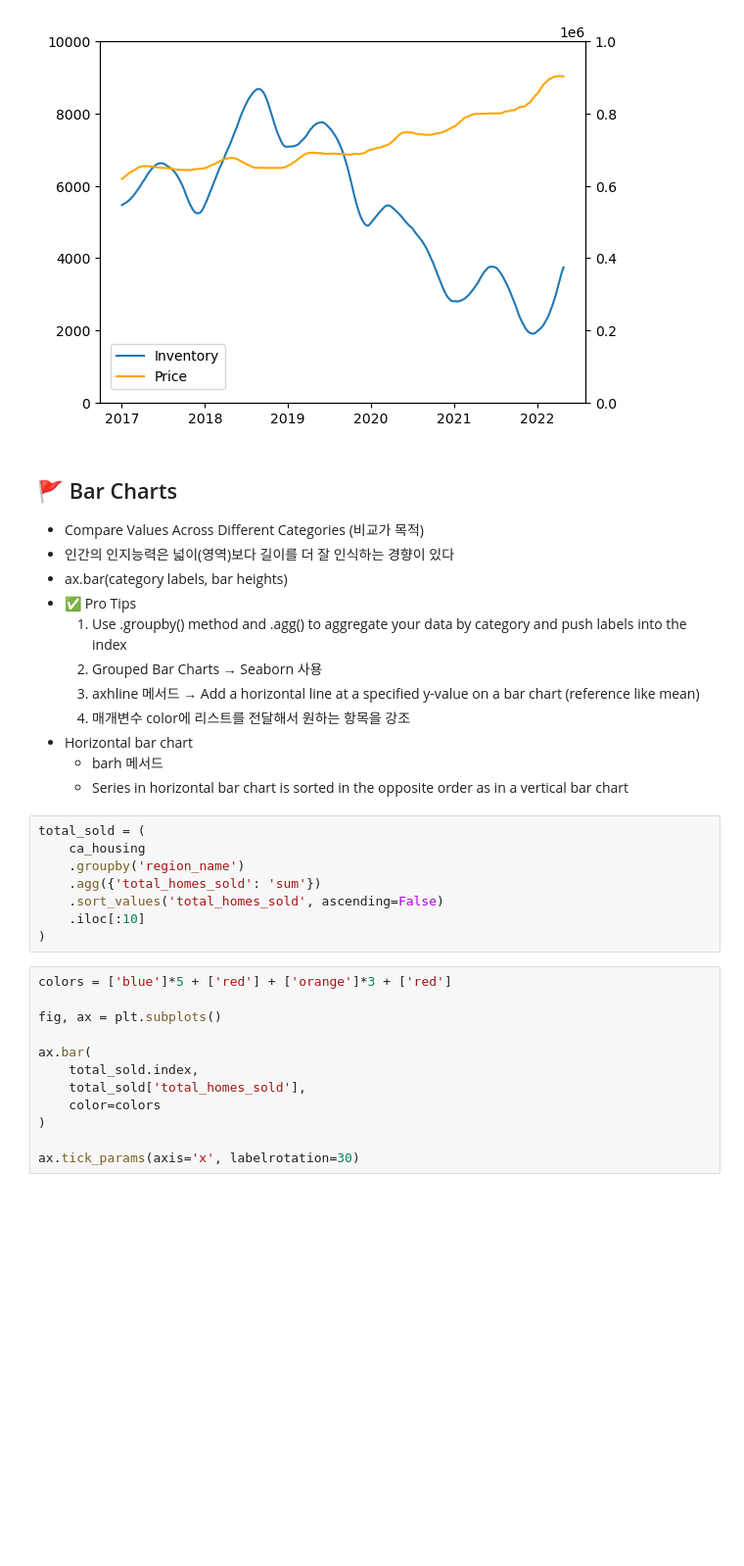
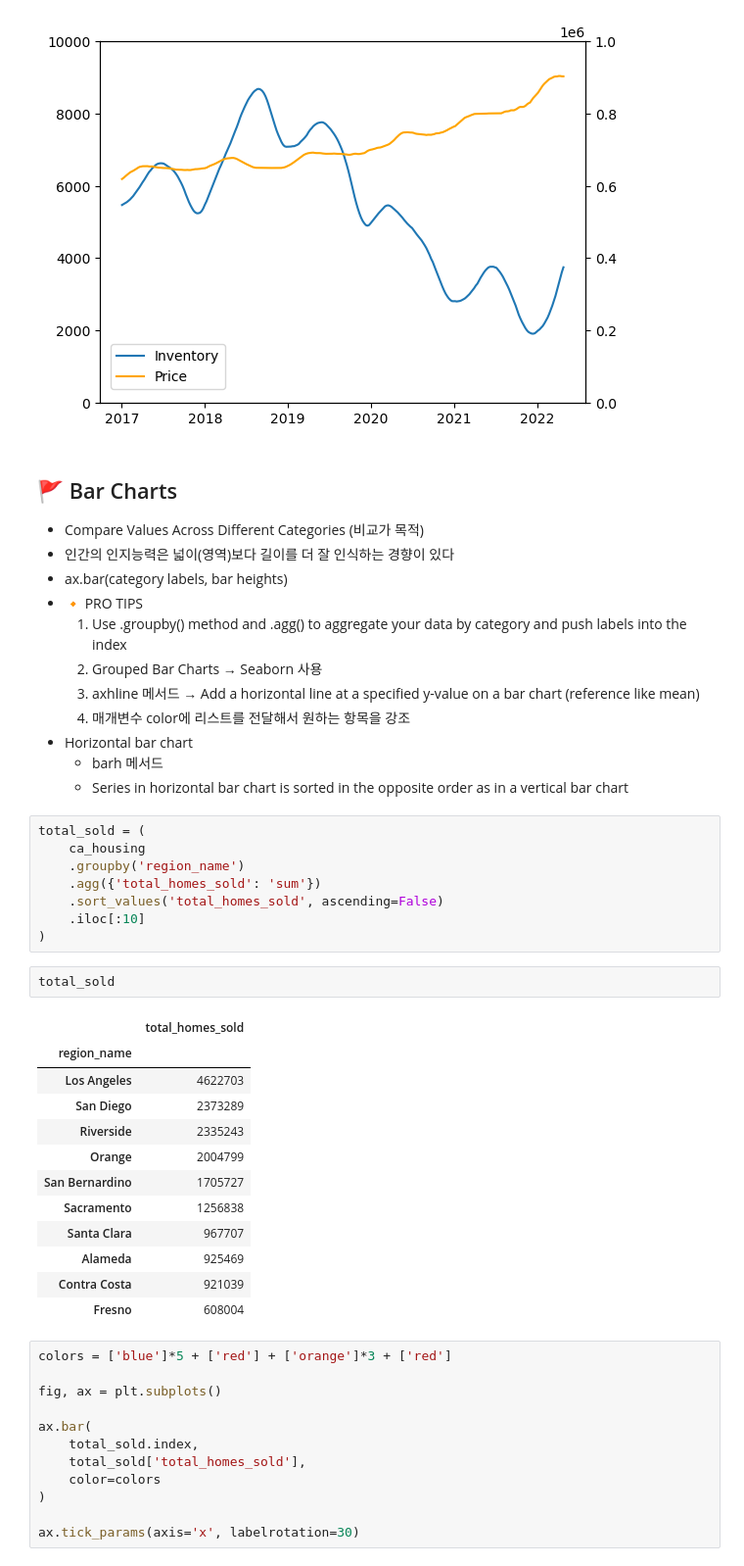
Before and after one commit to scarypillowz/data_visualization, a Jupyter notebook: matplotlib_fundamentals.ipynb, the cells around one changed output. Shown at 98% size. Cells and saved outputs as stored; diff of their text form; blank space fills up the shorter version.

```diff
--- a/matplotlib_fundamentals.ipynb
+++ b/matplotlib_fundamentals.ipynb
@@ -653,7 +654,7 @@ fig.legend(bbox_to_anchor=(.335, .25));
 - Compare Values Across Different Categories (비교가 목적)
 - 인간의 인지능력은 넓이(영역)보다 길이를 더 잘 인식하는 경향이 있다
 - ax.bar(category labels, bar heights)
-- ✅ Pro Tips
+- 🔸 PRO TIPS
     1. Use .groupby() method and .agg() to aggregate your data by category and push labels into the index
     2. Grouped Bar Charts → Seaborn 사용
     3. axhline 메서드 → Add a horizontal line at a specified y-value on a bar chart (reference like mean)
@@ -669,6 +670,21 @@ total_sold = (
     .sort_values('total_homes_sold', ascending=False)
     .iloc[:10]
 )
+# %%
+total_sold
+# %% [output]
+|  | total_homes_sold |
+| region_name |  |
+| Los Angeles | 4622703 |
+| San Diego | 2373289 |
+| Riverside | 2335243 |
+| Orange | 2004799 |
+| San Bernardino | 1705727 |
+| Sacramento | 1256838 |
+| Santa Clara | 967707 |
+| Alameda | 925469 |
+| Contra Costa | 921039 |
+| Fresno | 608004 |
 # %%
 colors = ['blue']*5 + ['red'] + ['orange']*3 + ['red']
 
```
Also changed, not shown: parts of 14 cells of this notebook, 1 other file.
